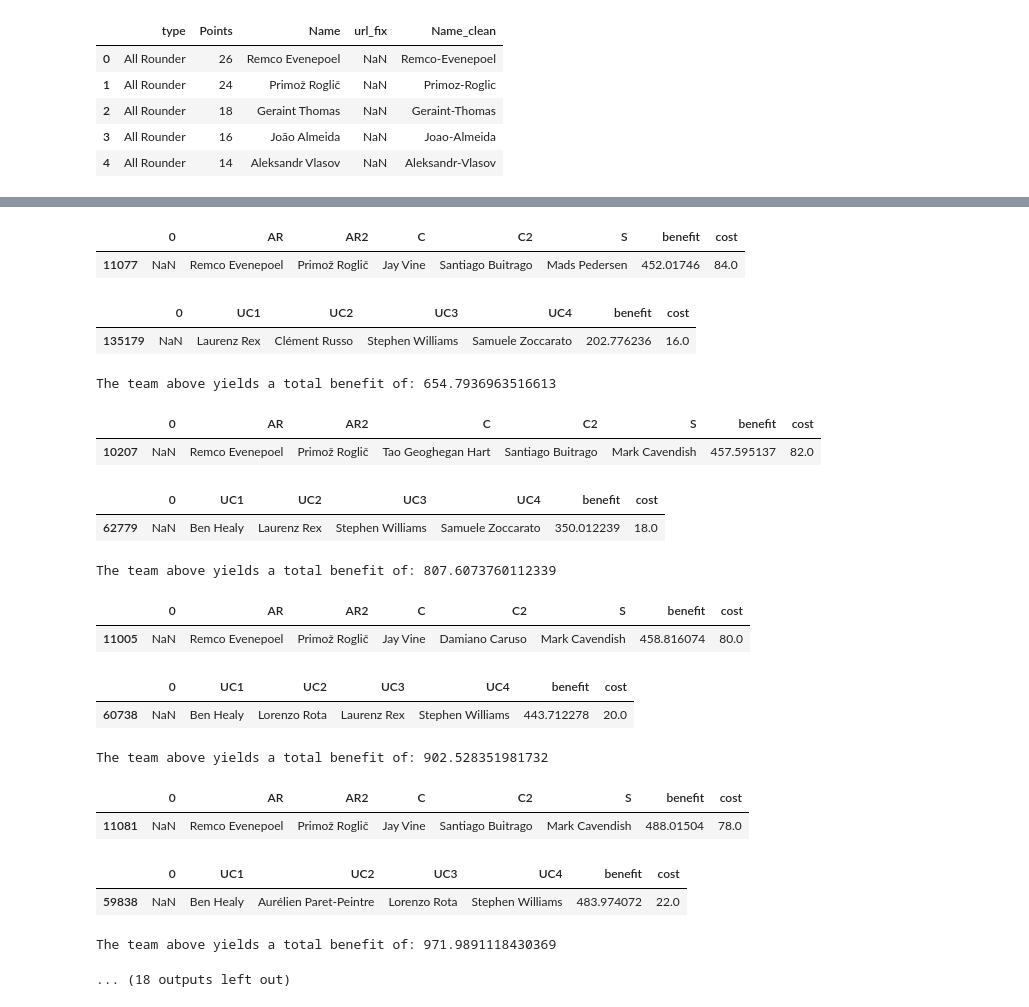
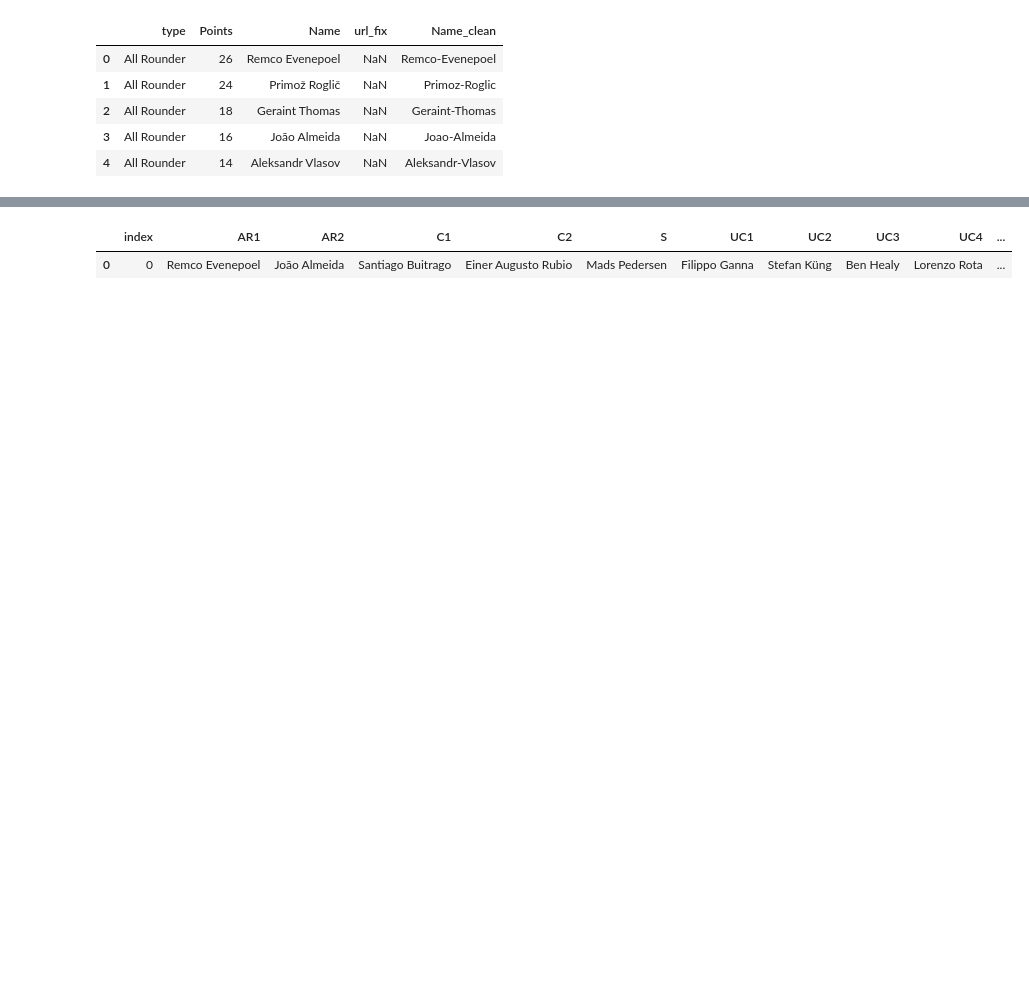
Before and after one commit to willcrossb/velogames2023, a Jupyter notebook: collect_data.ipynb, the cells around one changed output, grey strips where cells are left out. Cells and saved outputs as stored; diff of their text form; code cells hidden in the pictures; blank space fills up the shorter version.

```diff
--- a/collect_data.ipynb
+++ b/collect_data.ipynb
@@ -359,19 +316,12 @@ for var_set in itertools.product(*term_set):
 # %%
-# generate all combinations of length 4
-df_disp_cut = dfa.loc[(dfa['type'] == 'Unclassified') & (dfa['Points'] == 4)]
-#print(df_disp_cut.nlargest(10, 'weight_PCS')
-tabplot = df_disp_cut.nlargest(4, 'weight_PCS')
-display(tabplot)
-
-uc_list = dfa.loc[(dfa['weight_PCS'] >45) & (dfa['type'] == 'Unclassified'),'Name'].unique().tolist()
-
+# Repeat the same step to get teams of 4 unclassified riders
 term_set = [uc_list,uc_list,uc_list,uc_list]
 df_max_uc = pd.DataFrame(index=range(len(uc_list)**4),columns=range(1))
 i = 0
 for var_set in itertools.product(*term_set):
-    benefit = dfa.loc[df['Name'].isin(var_set), 'weight_PCS'].sum()
-    cost = dfa.loc[df['Name'].isin(var_set), 'Points'].sum()
+    benefit = df.loc[df['Name'].isin(var_set), 'weighted_points'].sum()
+    cost = df.loc[df['Name'].isin(var_set), 'Cost'].sum()
     df_max_uc.loc[i,['UC1','UC2','UC3','UC4']] = list(var_set)
     df_max_uc.loc[i,'benefit'] = benefit
     df_max_uc.loc[i,'cost'] = cost
-    i = i+1
+    i += 1
@@ -385,41 +328,36 @@ for var_set in itertools.product(*term_set):
 # %%
+#Get rid of teams where a rider is picked twice
 df_max_uc_dedup = df_max_uc.loc[(df_max_uc['UC1'] != df_max_uc['UC2']) & (df_max_uc['UC1'] != df_max_uc['UC3']) & (df_max_uc['UC2'] != df_max_uc['UC3']) & (df_max_uc['UC1'] != df_max_uc['UC4'])& (df_max_uc['UC2'] != df_max_uc['UC4'])& (df_max_uc['UC3'] != df_max_uc['UC4'])]
 
+#Using the fact that the constraint is 100, loop over the possible costs of unclassified, to see the resulting classified team
+
+df_final_teams = pd.DataFrame()
 for num in range(16, 35, 2):
 
     leftover = 100-num
 
     #Get the main 5
     df_disp = df_max[df_max['cost'] == leftover]
-    tabplot = df_disp.nlargest(1, 'benefit')
-    display(tabplot)
-    sum_main5 = tabplot.loc[:,'benefit'].sum()
+    tabplot_main = df_disp.nlargest(1, 'benefit').reset_index()
+    #display(tabplot)
+    tabplot_main
+    #sum_main5 = tabplot.loc[:,'benefit'].sum()
     #Get the Unclassified riders
     df_disp = df_max_uc_dedup[df_max_uc_dedup['cost'] == num]
-    tabplot = df_disp.nlargest(1, 'benefit')
-    sum_uc = tabplot.loc[:,'benefit'].sum()
-    display(tabplot)
-    benefit_total = sum_uc+sum_main5
-    print(f'The team above yields a total benefit of: {benefit_total}')
+    tabplot_uc = df_disp.nlargest(1, 'benefit').reset_index()
+    tabplot_uc = tabplot_uc.rename(columns={"benefit": "benefit_uc"})
+    #sum_uc = tabplot.loc[:,'benefit'].sum()
+    #display(tabplot)
+    df_add = pd.concat([tabplot_main, tabplot_uc],axis =1)
+    #display(df_add)
+    df_final_teams = pd.concat([df_final_teams, df_add],axis =0)
+    #print(f'The team above yields a total benefit of: {benefit_total}')
+
+
+df_final_teams['total_benefit'] = df_final_teams['benefit'] + df_final_teams['benefit_uc']
+df_final_teams = df_final_teams[['AR1','AR2','C1','C2','S','UC1','UC2','UC3','UC4','total_benefit']]
+df_final_teams = df_final_teams.nlargest(1, 'total_benefit').reset_index()
+display(df_final_teams)
 # %% [output]
-|  | 0 | AR | AR2 | C | C2 | S | benefit | cost |
-| 11077 | NaN | Remco Evenepoel | Primož Roglič | Jay Vine | Santiago Buitrago | Mads Pedersen | 452.01746 | 84.0 |
+|  | index | AR1 | AR2 | C1 | C2 | S | UC1 | UC2 | UC3 | UC4 | ... |
+| 0 | 0 | Remco Evenepoel | João Almeida | Santiago Buitrago | Einer Augusto Rubio | Mads Pedersen | Filippo Ganna | Stefan Küng | Ben Healy | Lorenzo Rota | ... |
-|  | 0 | UC1 | UC2 | UC3 | UC4 | benefit | cost |
-| 135179 | NaN | Laurenz Rex | Clément Russo | Stephen Williams | Samuele Zoccarato | 202.776236 | 16.0 |
-The team above yields a total benefit of: 654.7936963516613
-|  | 0 | AR | AR2 | C | C2 | S | benefit | cost |
-| 10207 | NaN | Remco Evenepoel | Primož Roglič | Tao Geoghegan Hart | Santiago Buitrago | Mark Cavendish | 457.595137 | 82.0 |
-|  | 0 | UC1 | UC2 | UC3 | UC4 | benefit | cost |
-| 62779 | NaN | Ben Healy | Laurenz Rex | Stephen Williams | Samuele Zoccarato | 350.012239 | 18.0 |
-The team above yields a total benefit of: 807.6073760112339
-|  | 0 | AR | AR2 | C | C2 | S | benefit | cost |
-| 11005 | NaN | Remco Evenepoel | Primož Roglič | Jay Vine | Damiano Caruso | Mark Cavendish | 458.816074 | 80.0 |
-|  | 0 | UC1 | UC2 | UC3 | UC4 | benefit | cost |
-| 60738 | NaN | Ben Healy | Lorenzo Rota | Laurenz Rex | Stephen Williams | 443.712278 | 20.0 |
-The team above yields a total benefit of: 902.528351981732
-|  | 0 | AR | AR2 | C | C2 | S | benefit | cost |
-| 11081 | NaN | Remco Evenepoel | Primož Roglič | Jay Vine | Santiago Buitrago | Mark Cavendish | 488.01504 | 78.0 |
-|  | 0 | UC1 | UC2 | UC3 | UC4 | benefit | cost |
-| 59838 | NaN | Ben Healy | Aurélien Paret-Peintre | Lorenzo Rota | Stephen Williams | 483.974072 | 22.0 |
-The team above yields a total benefit of: 971.9891118430369
-... (18 outputs left out)
```
Also changed, not shown: parts of 21 cells of this notebook, 2 other files.
